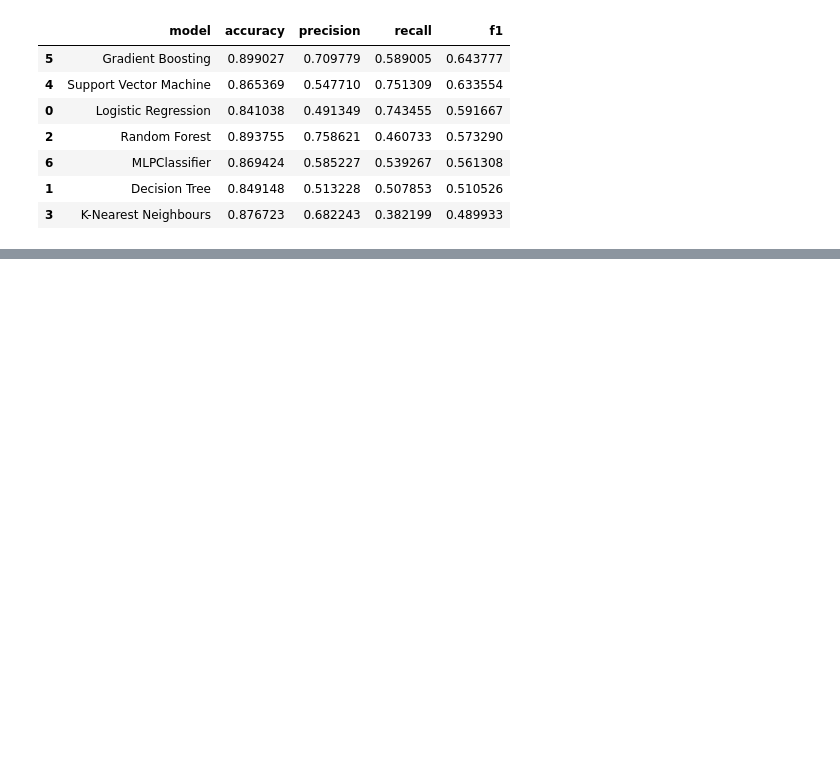
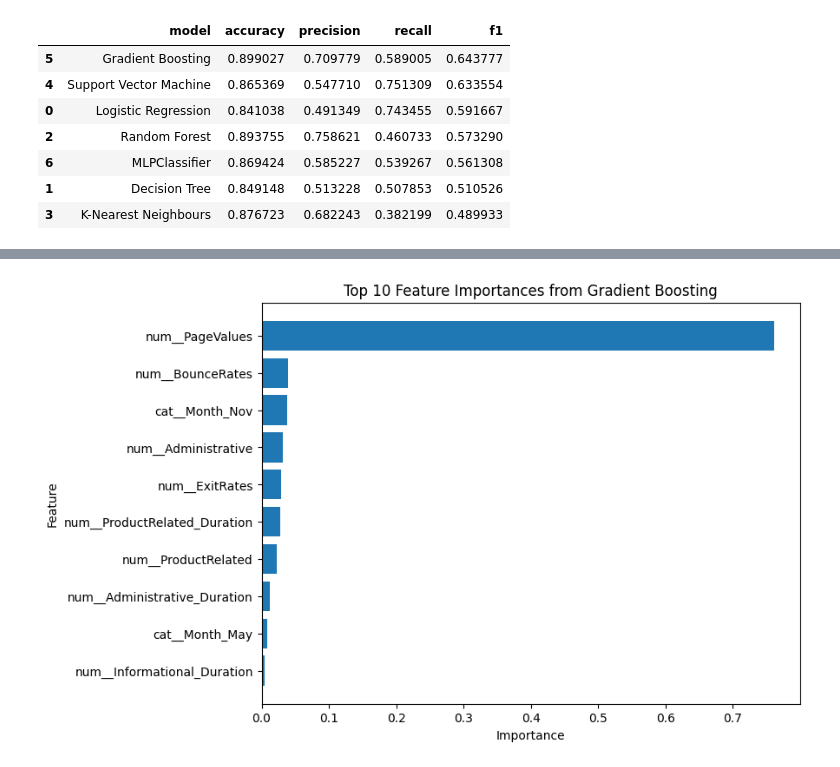
Before and after one commit to tehillabroder/online-purchase-conversion-audit, a Jupyter notebook: notebooks/aml_online_shoppers.ipynb, the cells around one changed output, grey strips where cells are left out. Saved outputs shown, nothing was run; the diff lists cells and outputs as text; code cells hidden in the pictures; blank space fills up the shorter version.

Commit message:
Added gradient boosting feature importance

```diff
--- a/notebooks/aml_online_shoppers.ipynb
+++ b/notebooks/aml_online_shoppers.ipynb
@@ -489,0 +489,18 @@ Tuning priority:
+# %%
+# Get the trained Gradient Boosting pipeline
+gb_pipeline = trained_pipelines["Gradient Boosting"]
+
+# Get the fitted model and the fitted preprocessor
+gb_model = gb_pipeline.named_steps["model"]
+gb_preprocessor = gb_pipeline.named_steps["preprocessor"]
+
+# Get the feature names after preprocessing
+feature_names = gb_preprocessor.get_feature_names_out()
+
+# Match each feature name with its importance score
+feature_importance = pd.DataFrame({
+    "feature": feature_names,
+    "importance": gb_model.feature_importances_
+})
+
+feature_importance.sort_values(by="importance", ascending=False).head(10)
@@ -489,0 +519,11 @@ Tuning priority:
+# %%
+top_features = feature_importance.sort_values(by="importance", ascending=False).head(10)
+
+plt.figure(figsize=(8, 6))
+plt.barh(top_features["feature"][::-1], top_features["importance"][::-1])
+plt.title("Top 10 Feature Importances from Gradient Boosting")
+plt.xlabel("Importance")
+plt.ylabel("Feature")
+plt.show()
+# %% [output]
+[figure, added]
```
Also changed, not shown: parts of 7 cells of this notebook.
